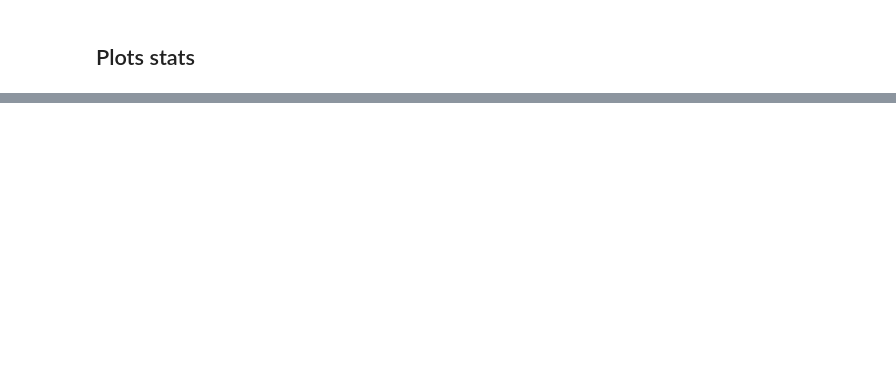
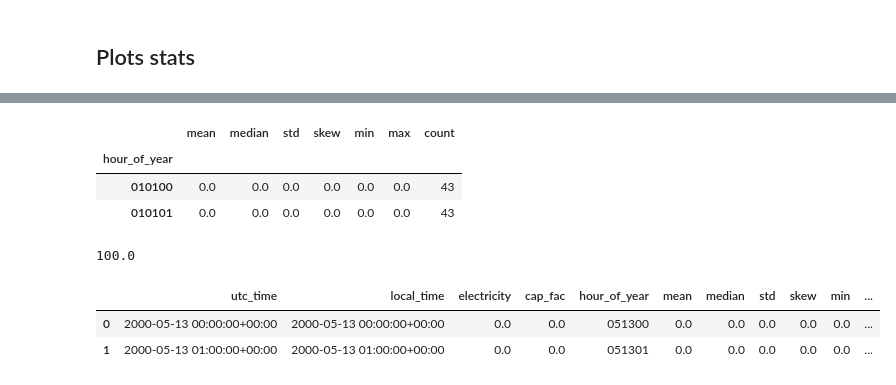
Before and after one commit to jerome-roeser/advanced-power-forecast, a Jupyter notebook: notebooks/hoernsch.ipynb, the cells around one changed output, grey strips where cells are left out. Drawn from its saved outputs; the diff is of its cells as text; code cells hidden in the pictures; blank space fills up the shorter version.

```diff
--- a/notebooks/hoernsch.ipynb
+++ b/notebooks/hoernsch.ipynb
@@ -386,0 +364,11 @@ ax.legend()
+# %%
+
+today = '2000-05-15'
+today_timestamp = pd.Timestamp(today, tz='UTC')
+
+window_df= pd.date_range(
+            start=today_timestamp - pd.Timedelta(days=2),
+            end=  today_timestamp + pd.Timedelta(days=1),
+            freq=pd.Timedelta(hours=1)).to_frame(index=False, name='utc_time')
+
+window_df.head(2)
@@ -386,0 +389,32 @@ ax.legend()
+# %%
+
+
+data_processed_df['hour_of_year'] = data_processed_df.utc_time.\
+                           apply(lambda x: x.strftime("%m%d%H"))
+
+stats_df = data_processed_df[['hour_of_year', 'cap_fac']]\
+    .groupby(['hour_of_year']).agg(['mean','median','std','skew','min','max','count'])
+
+
+stats_df.columns = stats_df.columns.droplevel(level=0)
+stats_df.head(2)
+# %% [output]
+|  | mean | median | std | skew | min | max | count |
+| hour_of_year |  |  |  |  |  |  |  |
+| 010100 | 0.0 | 0.0 | 0.0 | 0.0 | 0.0 | 0.0 | 43 |
+| 010101 | 0.0 | 0.0 | 0.0 | 0.0 | 0.0 | 0.0 | 43 |
+# %%
+stats_df['max'].max()
+# %% [output]
+100.0
+# %%
+plot_df['hour_of_year'] = plot_df.utc_time.\
+                           apply(lambda x: x.strftime("%m%d%H"))
+
+plot_df = pd.merge(plot_df, stats_df, on='hour_of_year', how='inner')
+
+plot_df.head(2)
+# %% [output]
+|  | utc_time | local_time | electricity | cap_fac | hour_of_year | mean | median | std | skew | min | ... |
+| 0 | 2000-05-13 00:00:00+00:00 | 2000-05-13 00:00:00+00:00 | 0.0 | 0.0 | 051300 | 0.0 | 0.0 | 0.0 | 0.0 | 0.0 | ... |
+| 1 | 2000-05-13 01:00:00+00:00 | 2000-05-13 01:00:00+00:00 | 0.0 | 0.0 | 051301 | 0.0 | 0.0 | 0.0 | 0.0 | 0.0 | ... |
```
Also changed, not shown: parts of 32 cells of this notebook.
